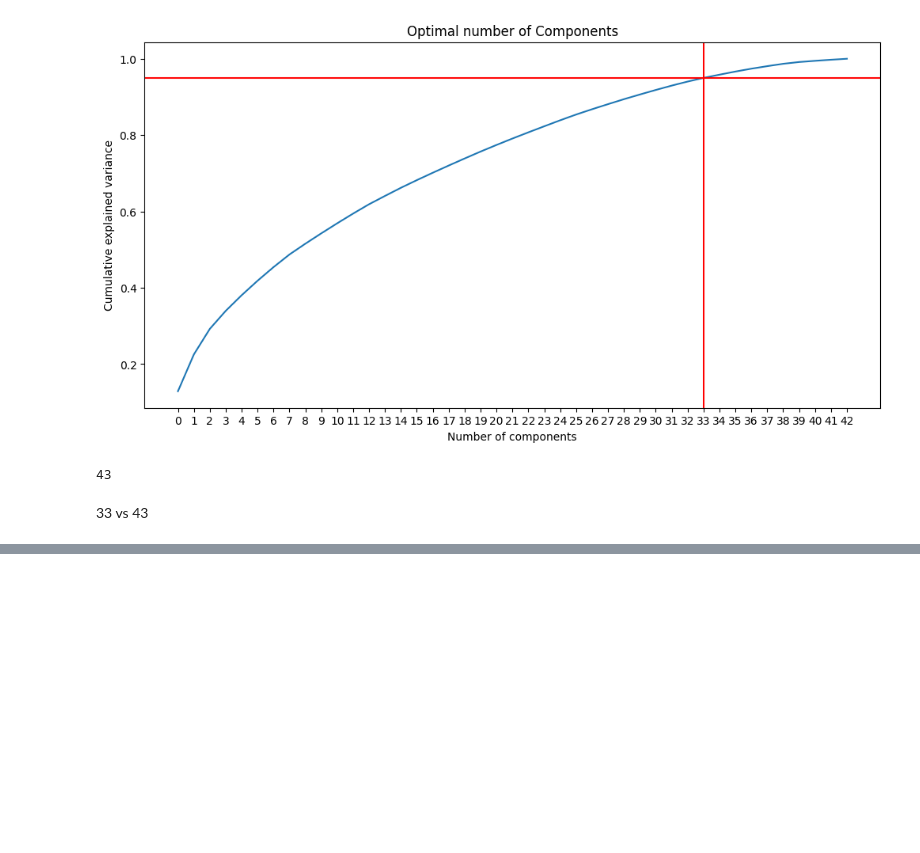
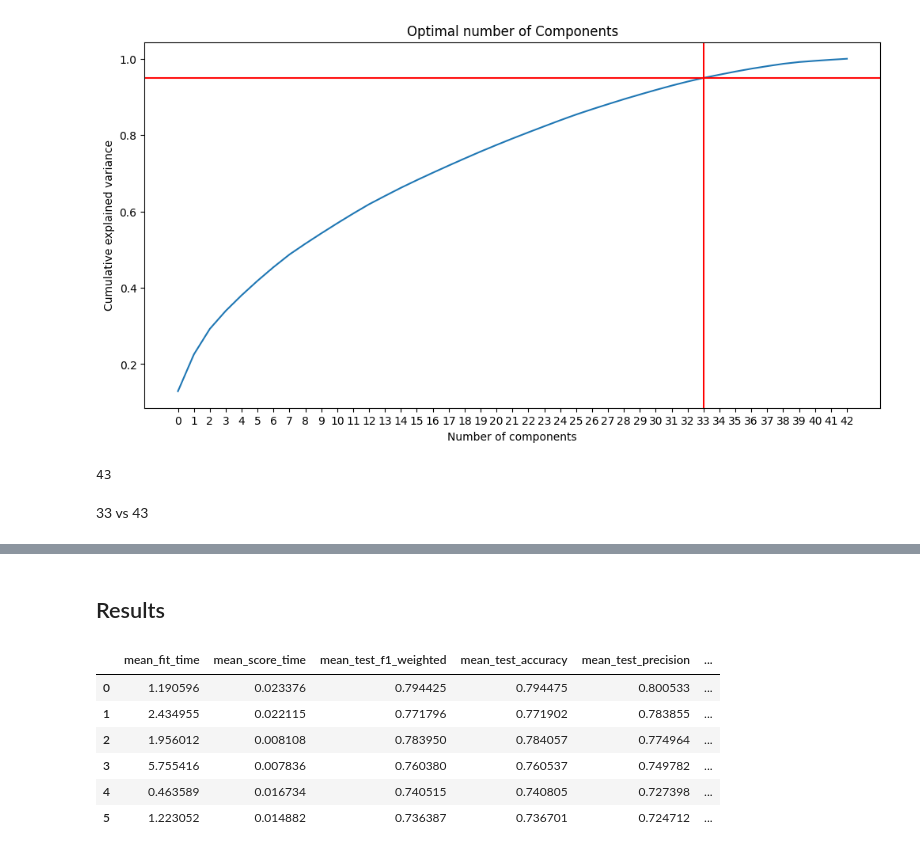
Before and after one commit to alberto-lorente/Make_Believe_v2, a Jupyter notebook: 2. Data Processing.ipynb, the cells around one changed output, grey strips where cells are left out. Drawn from its saved outputs; the diff is of its cells as text; code cells hidden in the pictures; blank space fills up the shorter version.

Commit message:
first models built

```diff
--- a/2. Data Processing.ipynb
+++ b/2. Data Processing.ipynb
@@ -83,3 +139,28 @@ len(X.columns)
-# %%
-rfe = RFECV(RandomForestClassifier(), scoring="f1")
-rfe.fit(X, y)
+# %%
+def score_models(X, y, model, selected_features=selected_features, pca=PCA(n_components=33), cv=StratifiedKFold(n_splits=5)):
+
+    X_features = X[selected_features]
+    X_pca = pca.fit_transform(X)
+
+    scores_rfe = cross_validate(model, X_features, y, scoring = ["f1_weighted", "accuracy", "precision", "recall"], cv=cv)
+    scores_pca = cross_validate(model, X_pca, y, scoring = ["f1_weighted", "accuracy", "precision", "recall"], cv=cv)
+
+    processed_scores_rfe = {f"mean_{key}": np.mean(value) for key, value in scores_rfe.items()}
+    processed_scores_pca = {f"mean_{key}": np.mean(value) for key, value in scores_pca.items()}
+
+    processed_scores_rfe["model_name"] = str(model)[:-2]
+    processed_scores_pca["model_name"] = str(model)[:-2]
+
+    processed_scores_rfe["method"] = "rfe"
+    processed_scores_pca["method"] = "pca"
+
+    return processed_scores_rfe, processed_scores_pca
+# %%
+models = [RandomForestClassifier(), GradientBoostingClassifier(), AdaBoostClassifier()]
+scores = []
+
+for model in models:
+    processed_scores_rfe, processed_scores_pca = score_models(X, y, model)
+
+    scores.append(processed_scores_rfe)
+    scores.append(processed_scores_pca)
@@ -85,0 +187,14 @@ rfe.fit(X, y)
+# %% [markdown]
+## Results
+# %%
+results_df = pd.DataFrame(scores)
+# %%
+results_df
+# %% [output]
+|  | mean_fit_time | mean_score_time | mean_test_f1_weighted | mean_test_accuracy | mean_test_precision | ... |
+| 0 | 1.190596 | 0.023376 | 0.794425 | 0.794475 | 0.800533 | ... |
+| 1 | 2.434955 | 0.022115 | 0.771796 | 0.771902 | 0.783855 | ... |
+| 2 | 1.956012 | 0.008108 | 0.783950 | 0.784057 | 0.774964 | ... |
+| 3 | 5.755416 | 0.007836 | 0.760380 | 0.760537 | 0.749782 | ... |
+| 4 | 0.463589 | 0.016734 | 0.740515 | 0.740805 | 0.727398 | ... |
+| 5 | 1.223052 | 0.014882 | 0.736387 | 0.736701 | 0.724712 | ... |
```
Also changed, not shown: parts of 12 cells of this notebook.
